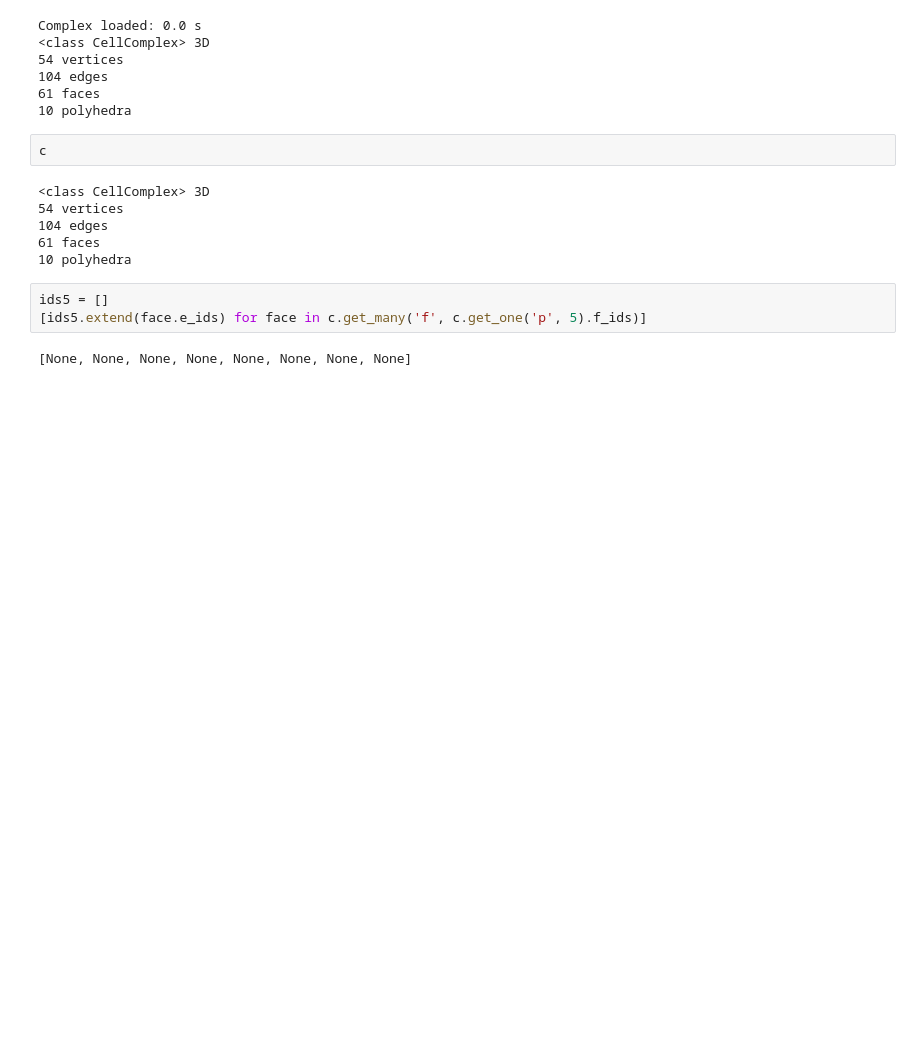
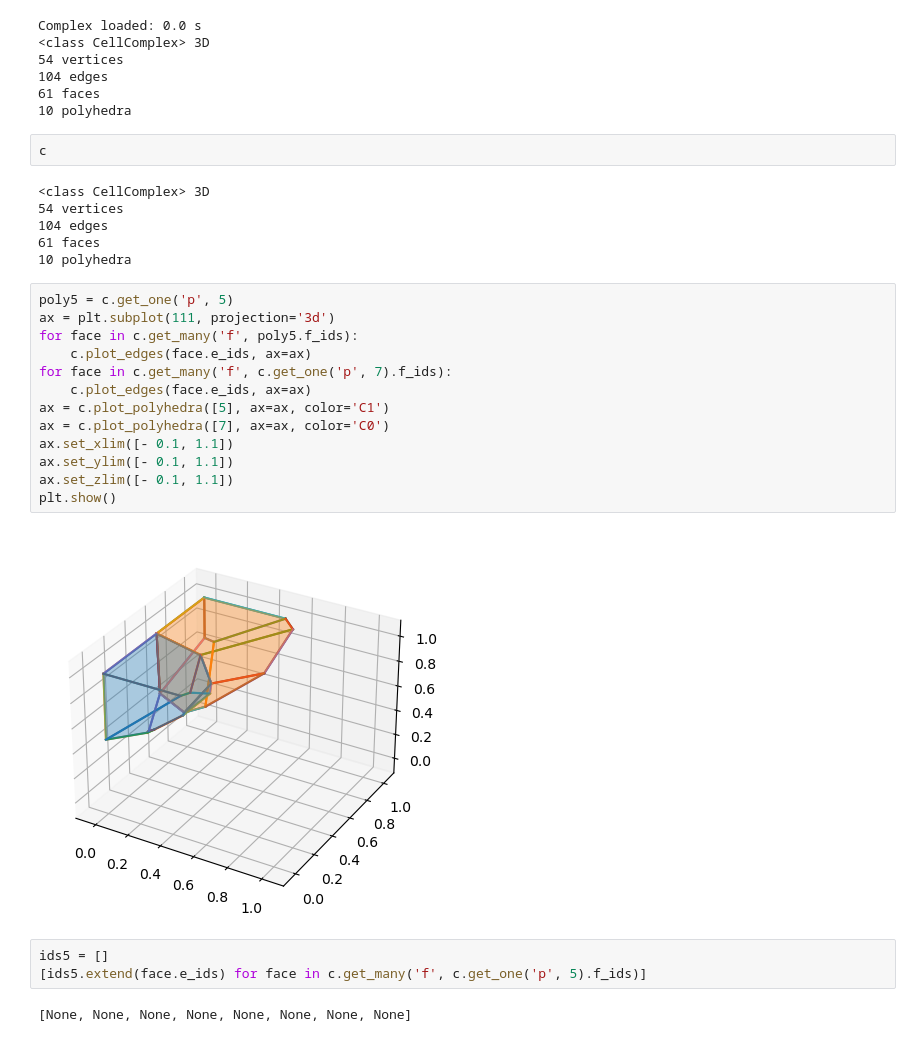
Before and after one commit to PRISBteam/Voronoi_PCC_Analyser, a Jupyter notebook: Plots.ipynb, the cells around one changed output. Drawn from its saved outputs; the diff is of its cells as text; blank space fills up the shorter version.

```diff
--- a/Plots.ipynb
+++ b/Plots.ipynb
@@ -26,6 +26,21 @@ c
 104 edges
 61 faces
 10 polyhedra
+# %%
+poly5 = c.get_one('p', 5)
+ax = plt.subplot(111, projection='3d')
+for face in c.get_many('f', poly5.f_ids):
+    c.plot_edges(face.e_ids, ax=ax)
+for face in c.get_many('f', c.get_one('p', 7).f_ids):
+    c.plot_edges(face.e_ids, ax=ax)
+ax = c.plot_polyhedra([5], ax=ax, color='C1')
+ax = c.plot_polyhedra([7], ax=ax, color='C0')
+ax.set_xlim([- 0.1, 1.1])
+ax.set_ylim([- 0.1, 1.1])
+ax.set_zlim([- 0.1, 1.1])
+plt.show()
+# %% [output]
+[figure, added]
 # %%
 ids5 = []
 [ids5.extend(face.e_ids) for face in c.get_many('f', c.get_one('p', 5).f_ids)]
```
Also changed, not shown: parts of 4 cells of this notebook.
